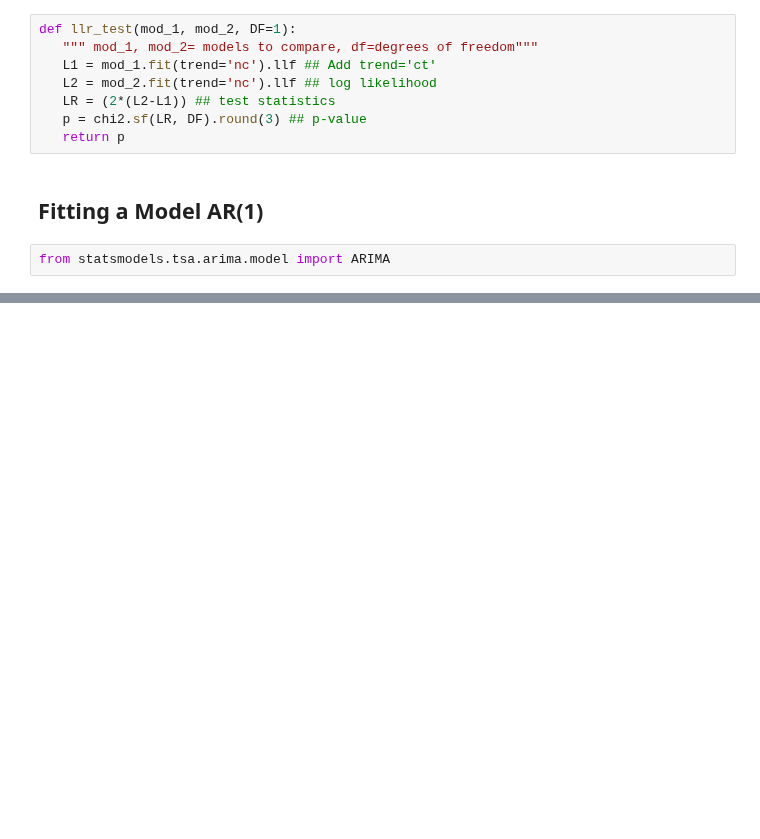
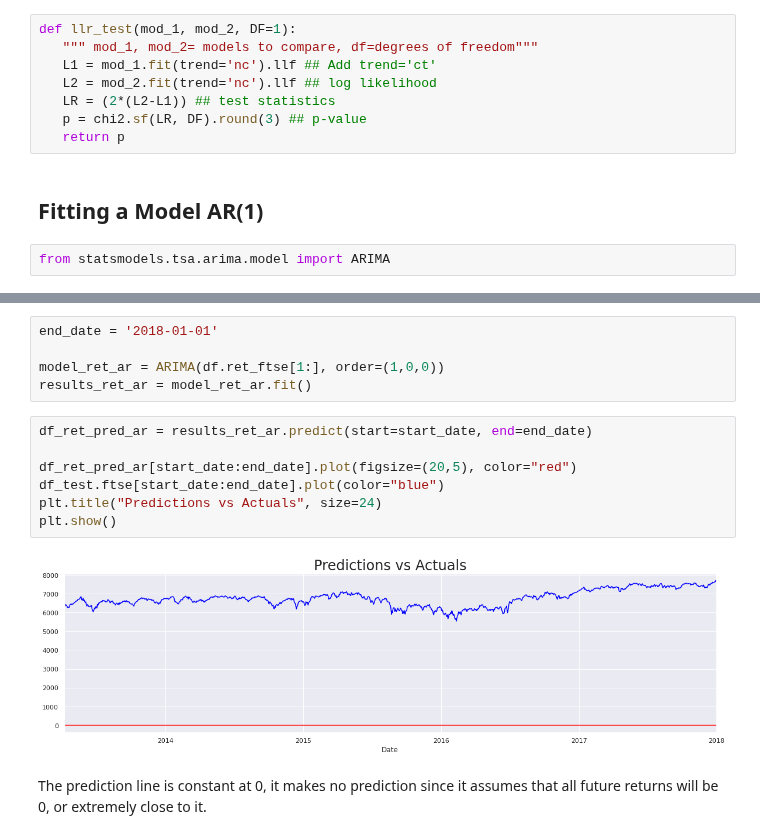
Before and after one commit to Priyo-prog/Time-series-analysis, a Jupyter notebook: Forecasting/the_forecasting.ipynb, the cells around one changed output, grey strips where cells are left out. Drawn from its saved outputs; the diff is of its cells as text; blank space fills up the shorter version.

```diff
--- a/Forecasting/the_forecasting.ipynb
+++ b/Forecasting/the_forecasting.ipynb
@@ -174,0 +215,16 @@ Warnings:
+# %%
+end_date = '2018-01-01'
+
+model_ret_ar = ARIMA(df.ret_ftse[1:], order=(1,0,0))
+results_ret_ar = model_ret_ar.fit()
+# %%
+df_ret_pred_ar = results_ret_ar.predict(start=start_date, end=end_date)
+
+df_ret_pred_ar[start_date:end_date].plot(figsize=(20,5), color="red")
+df_test.ftse[start_date:end_date].plot(color="blue")
+plt.title("Predictions vs Actuals", size=24)
+plt.show()
+# %% [output]
+[figure, added]
+# %% [markdown]
+The prediction line is constant at 0, it makes no prediction since it assumes that all future returns will be 0, or extremely close to it.
```
Also changed, not shown: parts of 12 cells of this notebook.
